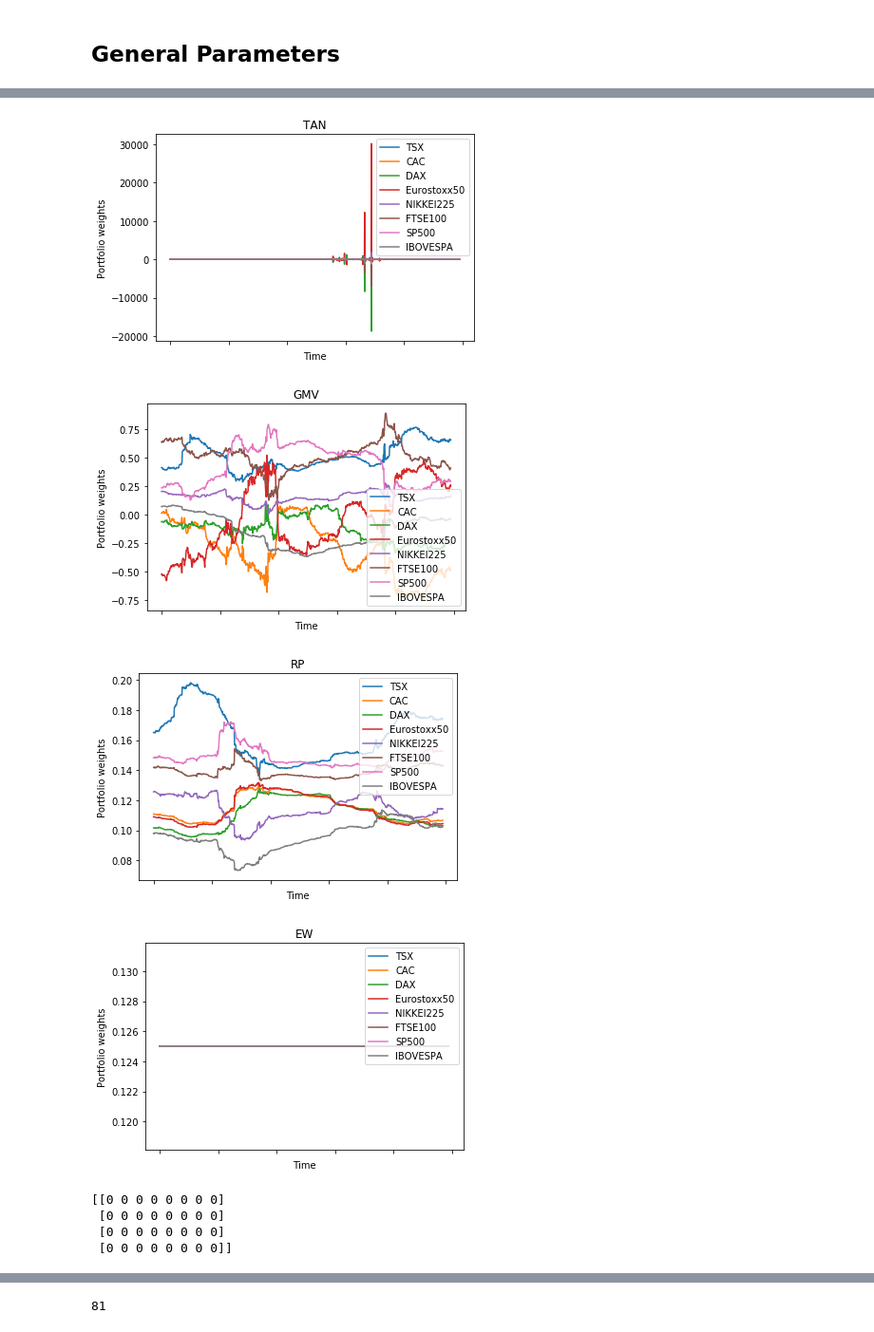
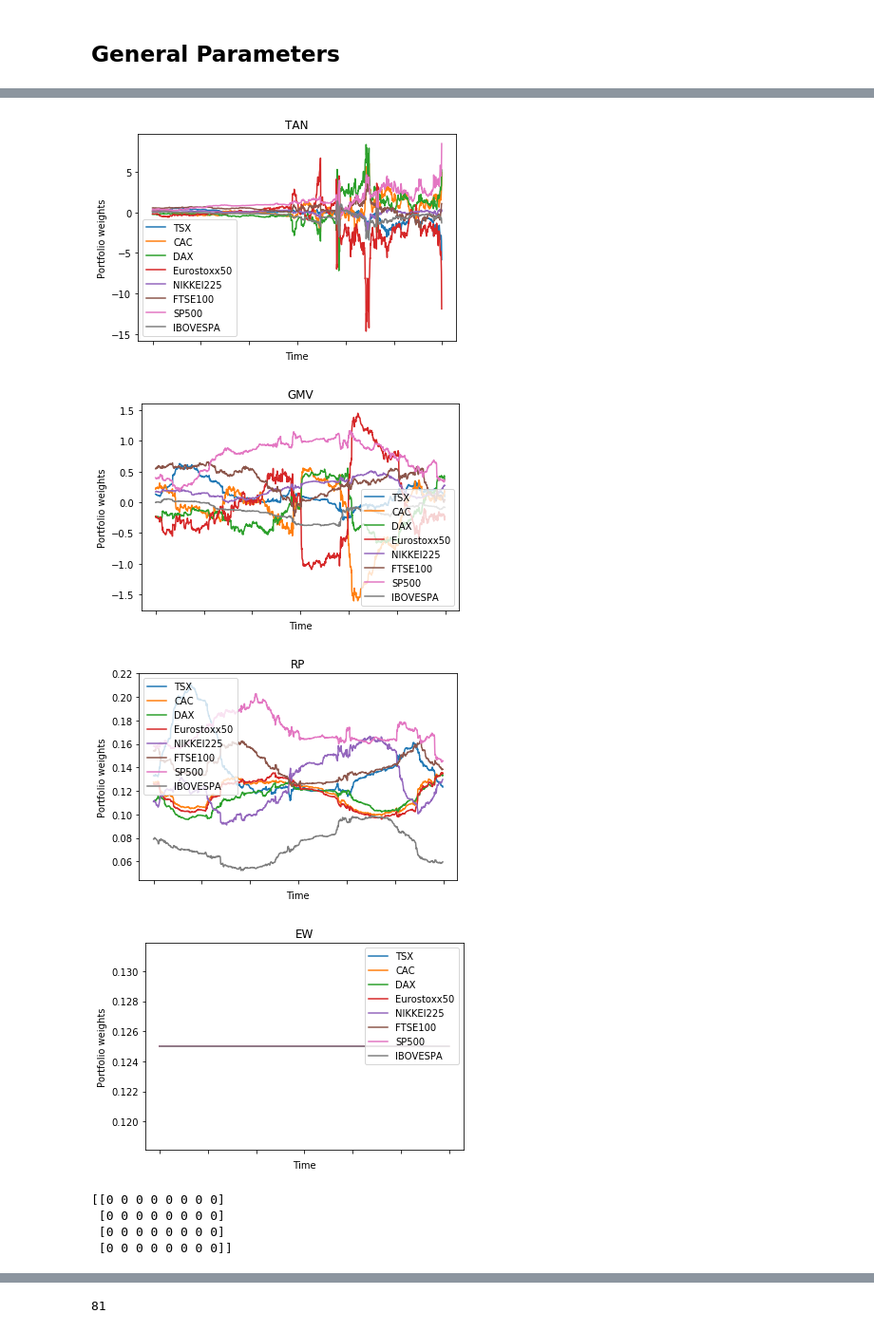
Before and after one commit to GregoireMayrhofer/financialbigdata, a Jupyter notebook: data_preprocessing_portfolio_indexes.ipynb, the cells around one changed output, grey strips where cells are left out. Shown at 95% size. Saved outputs shown, nothing was run; the diff lists cells and outputs as text; code cells hidden in the pictures.

```diff
--- a/data_preprocessing_portfolio_indexes.ipynb
+++ b/data_preprocessing_portfolio_indexes.ipynb
@@ -89,5 +93,2 @@ DAX            2202.96
 
 [5852 rows x 8 columns]
-# %%
-df_daily.drop_duplicates(inplace=True)
-df_daily
@@ -116,0 +95,9 @@ See the caveats in the documentation: http://pandas.pydata.org/pandas-docs/stabl
+# %%
+def dropdup(df,columns):
+    for i in columns:
+        df[i].drop_duplicates(inplace=True)
+    return df
+
+#df_daily.drop_duplicates(inplace=True)
+df_daily = dropdup(df_daily,df_daily.columns)
+df_daily
@@ -146,15 +152,19 @@ dates = pd.to_datetime(dates,format='%Y%m%d').dt.strftime('%m/%d/%Y')
 
 rf_daily.index = dates
 
-target_dates = ret_daily.index
+target_dates = df_daily.index
 
 Rf_fama = rf_daily.loc[target_dates]
 
-print(Rf_fama.shape, df_daily.shape)
-#print(Rf_fama)
-mask = Rf_fama.isna() == True
+print(Rf_fama.shape, ret_daily.shape)
+print(Rf_fama.isna().sum())
+mask = Rf_fama.isna()
 for i in mask.index:
     if mask.loc[i] == True:
-        Rf_fama.loc[i] = np.roll(Rf_fama.loc[i:],1)[0]
-Rf_fama
+        x = np.roll(Rf_fama.loc[i:],1)
+        x = x[np.isfinite(x)]
+        Rf_fama.loc[i] = x[2]
+
+Rf_fama.isna().sum()
+print(Rf_fama.shape,ret_daily.shape)
 # %% [output]
@@ -185,10 +180,10 @@ Name: RF, Length: 4167, dtype: float64
 # %% [markdown]
 ## General Parameters
 # %%
-number = 10
-rolling_window_step = 400
+number = 3
+rolling_window_step = 195
 lr = 0.0000025
-epochs = 50
+epochs = 200
 VALIDATION_SPLIT=0.9
 # %%
 def dailytosomething(df,rf,number):
@@ -242,7 +255,8 @@ ONES = np.ones(number_of_indexes)
 dates = ret_weekly.iloc[(rolling_window_step-1):].index.get_level_values(0)
 print(len(dates))
 print(Rf_weekly[0])
-Rf_weekly.index = ret_weekly.index[1:]
+#Rf_weekly.index = ret_weekly.index[1:]
+#Rf_weekly.index = ret_weekly.index[1:]
 
 w = np.zeros((len(dates), 4, number_of_indexes))
 i = 0
@@ -293,8 +307,8 @@ print(sum(np.isnan(w)))
 
  (a) Time series of the portfolio weights:
-[figure, old version]
+[figure, new version]
-[figure, old version]
+[figure, new version]
-[figure, old version]
+[figure, new version]
 [figure]
 [[0 0 0 0 0 0 0 0]
  [0 0 0 0 0 0 0 0]
```
Also changed, not shown: parts of 20 cells of this notebook, 7 other files.
